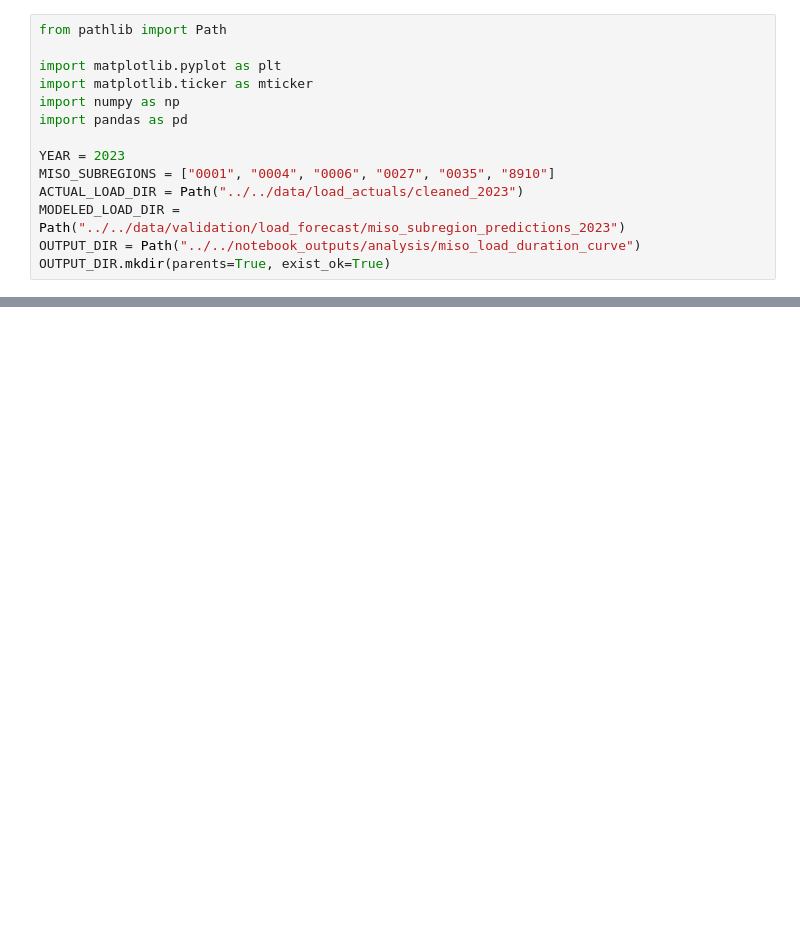
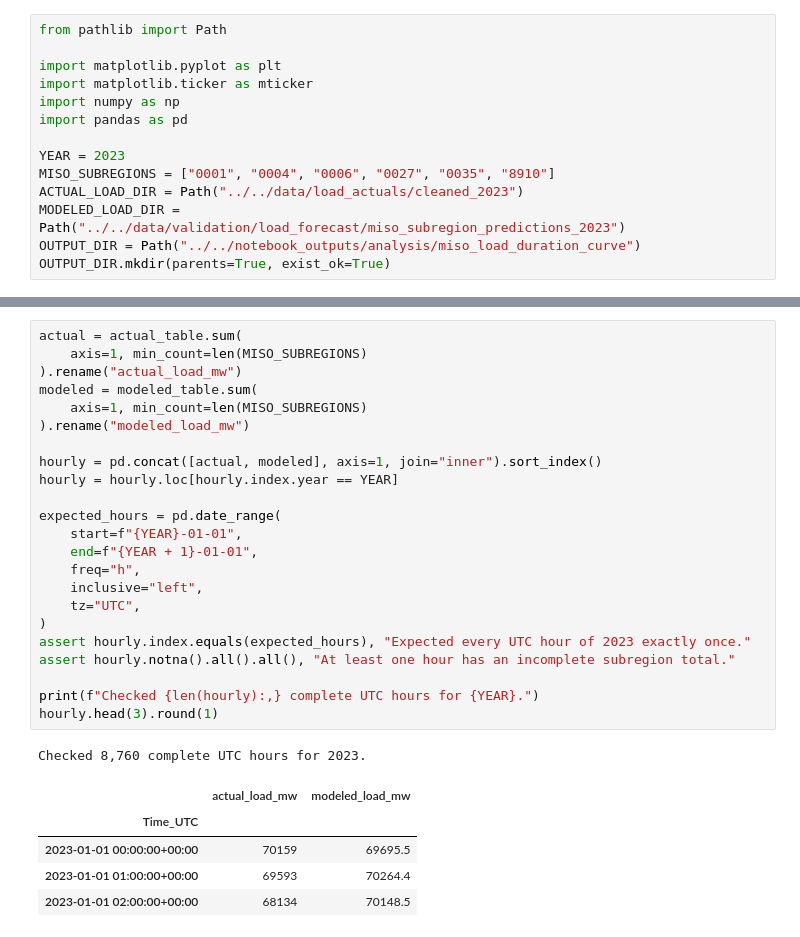
Before and after one commit to charliephillips4201/wxdata-notebooks, a Jupyter notebook: notebooks/analysis/miso_load_duration_curve.ipynb, the cells around one changed output, grey strips where cells are left out. Drawn from its saved outputs; the diff is of its cells as text; blank space fills up the shorter version.

```diff
--- a/notebooks/analysis/miso_load_duration_curve.ipynb
+++ b/notebooks/analysis/miso_load_duration_curve.ipynb
@@ -60,0 +122,30 @@ modeled_sorted = np.sort(hourly["modeled_load_mw"].to_numpy())[::-1]
+# %%
+actual = actual_table.sum(
+    axis=1, min_count=len(MISO_SUBREGIONS)
+).rename("actual_load_mw")
+modeled = modeled_table.sum(
+    axis=1, min_count=len(MISO_SUBREGIONS)
+).rename("modeled_load_mw")
+
+hourly = pd.concat([actual, modeled], axis=1, join="inner").sort_index()
+hourly = hourly.loc[hourly.index.year == YEAR]
+
+expected_hours = pd.date_range(
+    start=f"{YEAR}-01-01",
+    end=f"{YEAR + 1}-01-01",
+    freq="h",
+    inclusive="left",
+    tz="UTC",
+)
+assert hourly.index.equals(expected_hours), "Expected every UTC hour of 2023 exactly once."
+assert hourly.notna().all().all(), "At least one hour has an incomplete subregion total."
+
+print(f"Checked {len(hourly):,} complete UTC hours for {YEAR}.")
+hourly.head(3).round(1)
+# %% [output]
+Checked 8,760 complete UTC hours for 2023.
+|  | actual_load_mw | modeled_load_mw |
+| Time_UTC |  |  |
+| 2023-01-01 00:00:00+00:00 | 70159 | 69695.5 |
+| 2023-01-01 01:00:00+00:00 | 69593 | 70264.4 |
+| 2023-01-01 02:00:00+00:00 | 68134 | 70148.5 |
```
Also changed, not shown: parts of 17 cells of this notebook.
